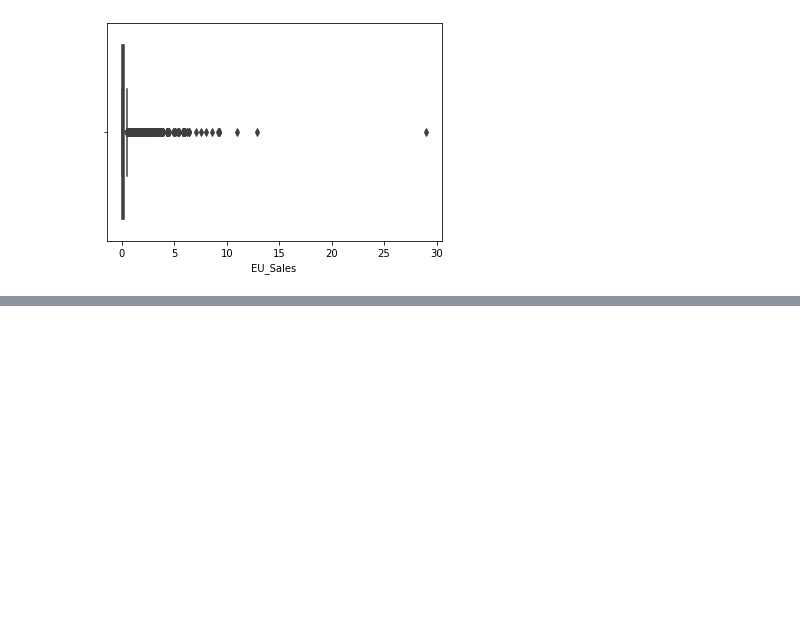
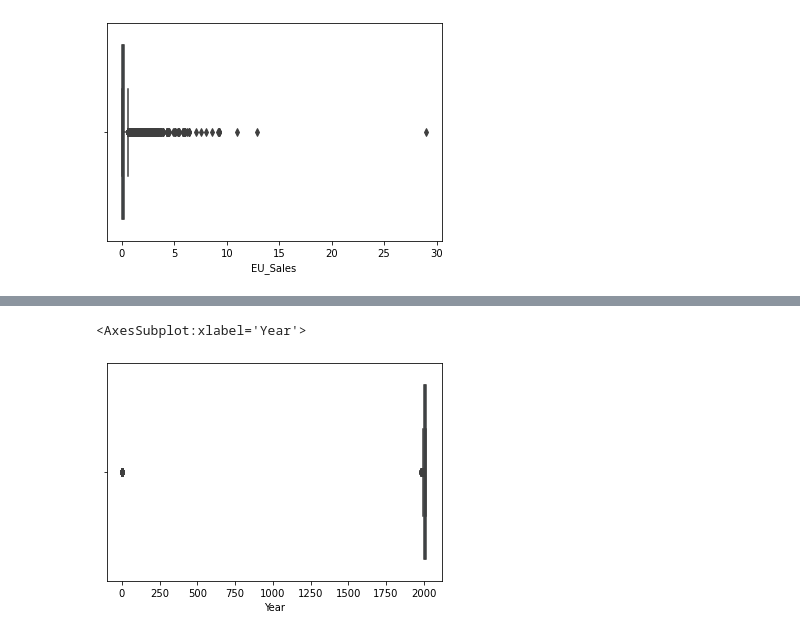
Before and after one commit to NjoodMoh/Video_Game_Sales_Analysis-, a Jupyter notebook: Video Game Sales (EDA).ipynb, the cells around one changed output, grey strips where cells are left out. Saved outputs shown, nothing was run; the diff lists cells and outputs as text; code cells hidden in the pictures; blank space fills up the shorter version.

```diff
--- a/Video Game Sales (EDA).ipynb
+++ b/Video Game Sales (EDA).ipynb
@@ -327,0 +344,5 @@ sns.boxplot(df['EU_Sales'])
+# %%
+sns.boxplot(df['Year'])
+# %% [output]
+<AxesSubplot:xlabel='Year'>
+[figure, added]
```
Also changed, not shown: parts of 26 cells of this notebook.
